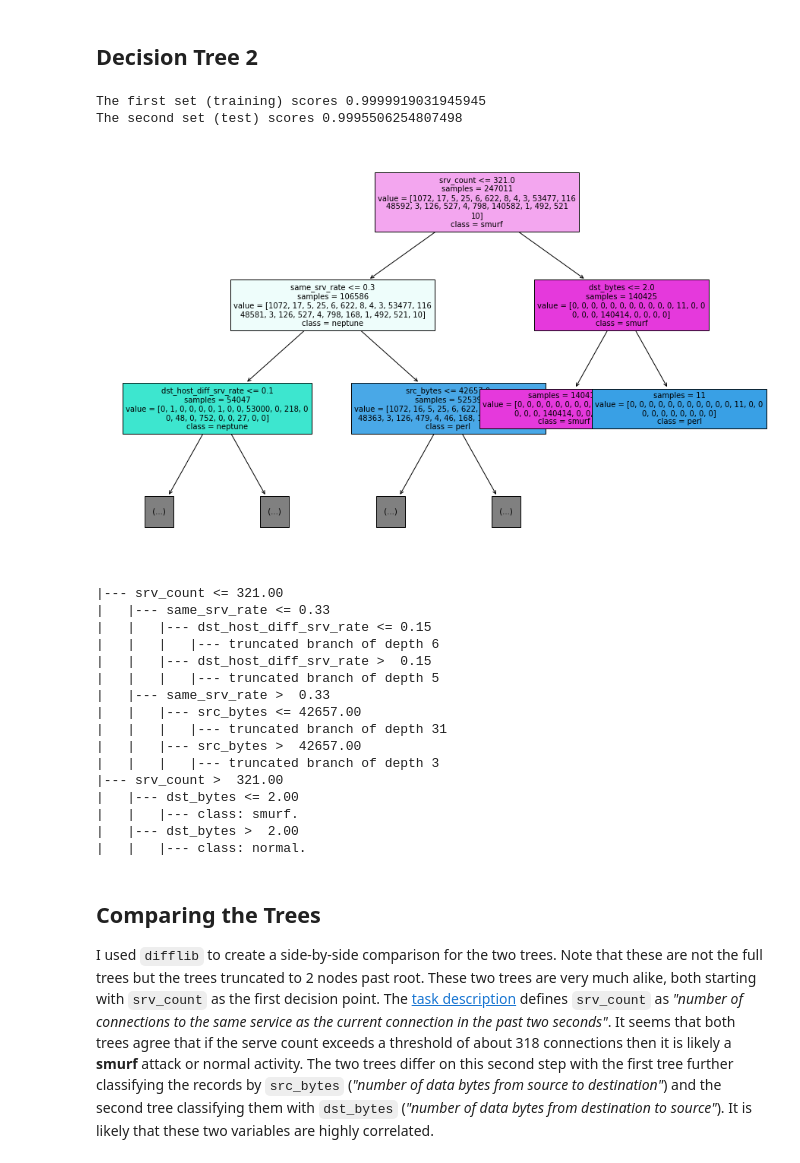
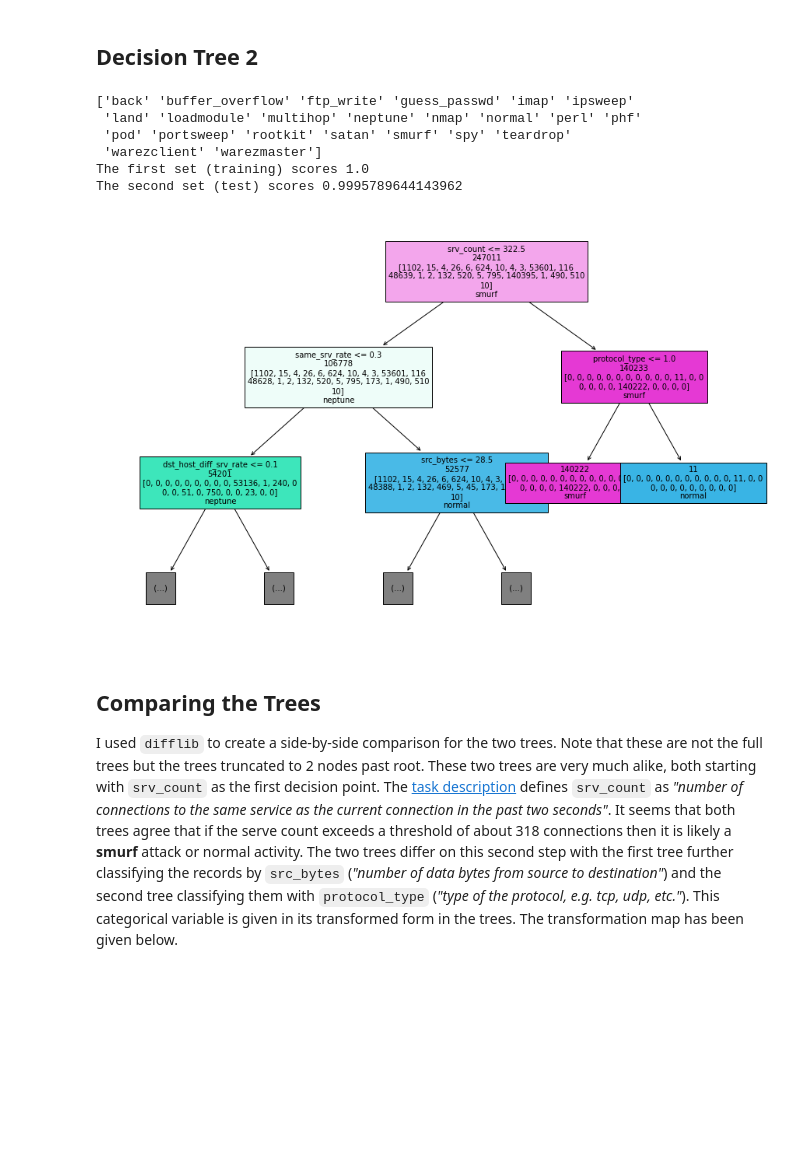
Before and after one commit to sblack4/binder-k99-analysis, a Jupyter notebook: index.ipynb, the cells around one changed output. Drawn from its saved outputs; the diff is of its cells as text; code cells hidden in the pictures; blank space fills up the shorter version.

```diff
--- a/index.ipynb
+++ b/index.ipynb
@@ -148,0 +107,10 @@ memory usage: 158.3+ MB
+# %%
+# get data, add classes
+kdd99_10p_df = pd.read_csv(filenames[0], names=labels, index_col=None)
+
+# remove trailing periods, add classes
+kdd99_10p_df['attack_type'] = kdd99_10p_df.apply(lambda x: x['attack_type'].replace('.', ''), axis=1)
+kdd99_10p_df['attack_class'] = kdd99_10p_df.apply(
+    lambda x: 'normal' if x['attack_type'] == 'normal' else attack_types[x['attack_type']],
+    axis=1)
+kdd99_10p_df.head()
@@ -152,12 +182,17 @@ The `DecisionTreeClassifier` needs values that can be coerced into an `ndarray`.
 # %%
 Y = kdd99_10p_df[['attack_type']]
-X = kdd99_10p_df.drop(['attack_type',], axis=1)
+Y_class = kdd99_10p_df[['attack_class']]
+X = kdd99_10p_df.drop(['attack_type',], axis=1)\
+                .drop(['attack_class',], axis=1)
+
+encoder_dict = {}
 
 for c in X.columns:
     if X[c].dtype == np.object:
         encoder = LabelEncoder()
-        encoder.fit(X[c])
+        encoder.fit(kdd99_10p_df[c])
         X[c] = encoder.transform(X[c])
+        encoder_dict[c] = encoder
 
-X.info()
+X.describe()
 # %% [output]
@@ -183,2 +211,2 @@ memory usage: 154.5 MB
 # %%
-x1, x2, y1, y2 = train_test_split(X, Y, test_size=0.5)
+x1, x2, y1, y2 = train_test_split(X, Y, test_size=0.5, stratify=Y, random_state=0)
@@ -194,15 +213,14 @@ y1.head()
 # %% [markdown]
 ## Decision trees
 # %%
-def make_tree(x, y, xx, yy, targets):
-  dtc = DecisionTreeClassifier()
+def make_tree(x, y, xx, yy, export_depth=2):
+  dtc = DecisionTreeClassifier(criterion='entropy', random_state=0)
   dtc.fit(x, y)
-
   print(f'The first set (training) scores {dtc.score(x, y)}')
   print(f'The second set (test) scores {dtc.score(xx, yy)}')
   plt.figure(figsize=(15,10))
-  plot_tree(dtc, class_names=targets, feature_names=x1.columns, filled=True,
-            fontsize=10, max_depth=2, precision=1, impurity=False)
+  plot_tree(dtc, class_names=dtc.classes_, feature_names=x.columns, filled=True,
+            fontsize=10, max_depth=2, precision=1, label=None, impurity=False)
   plt.show()
-  return export_text(dtc, feature_names=list(x.columns), max_depth=2)
+  return export_text(dtc, feature_names=list(x.columns), max_depth=export_depth)
 # %%
@@ -231,32 +236,19 @@ The second set (test) scores 0.9993563039702685
 # %% [markdown]
 ## Decision Tree 2
 # %%
-tree_txt2 = make_tree(x2, y2, x1, y1, targets)
-print(tree_txt2)
+tree_txt2 = make_tree(x2, y2, x1, y1)
 # %% [output]
-The first set (training) scores 0.9999919031945945
-The second set (test) scores 0.9995506254807498
+['back' 'buffer_overflow' 'ftp_write' 'guess_passwd' 'imap' 'ipsweep'
+ 'land' 'loadmodule' 'multihop' 'neptune' 'nmap' 'normal' 'perl' 'phf'
+ 'pod' 'portsweep' 'rootkit' 'satan' 'smurf' 'spy' 'teardrop'
+ 'warezclient' 'warezmaster']
+The first set (training) scores 1.0
+The second set (test) scores 0.9995789644143962
-[figure, old version]
+[figure, new version]
-|--- srv_count <= 321.00
-|   |--- same_srv_rate <= 0.33
-|   |   |--- dst_host_diff_srv_rate <= 0.15
-|   |   |   |--- truncated branch of depth 6
-|   |   |--- dst_host_diff_srv_rate >  0.15
-|   |   |   |--- truncated branch of depth 5
-|   |--- same_srv_rate >  0.33
-|   |   |--- src_bytes <= 42657.00
-|   |   |   |--- truncated branch of depth 31
-|   |   |--- src_bytes >  42657.00
-|   |   |   |--- truncated branch of depth 3
-|--- srv_count >  321.00
-|   |--- dst_bytes <= 2.00
-|   |   |--- class: smurf.
-|   |--- dst_bytes >  2.00
-|   |   |--- class: normal.
 # %% [markdown]
 ## Comparing the Trees
 
-I used `difflib` to create a side-by-side comparison for the two trees. Note that these are not the full trees but the trees truncated to 2 nodes past root. These two trees are very much alike, both starting with `srv_count` as the first decision point. The [task description](http://kdd.ics.uci.edu/databases/kddcup99/task.html) defines `srv_count` as _"number of connections to the same service as the current connection in the past two seconds"_.  It seems that both trees agree that if the serve count exceeds a threshold of about 318 connections then it is likely a __smurf__ attack or normal activity. The two trees differ on this second step with the first tree further classifying the records by `src_bytes` (_"number of data bytes from source to destination"_) and the second tree classifying them with `dst_bytes` (_"number of data bytes from destination to source"_). 	It is likely that these two variables are highly correlated.
+I used `difflib` to create a side-by-side comparison for the two trees. Note that these are not the full trees but the trees truncated to 2 nodes past root. These two trees are very much alike, both starting with `srv_count` as the first decision point. The [task description](http://kdd.ics.uci.edu/databases/kddcup99/task.html) defines `srv_count` as _"number of connections to the same service as the current connection in the past two seconds"_.  It seems that both trees agree that if the serve count exceeds a threshold of about 318 connections then it is likely a __smurf__ attack or normal activity. The two trees differ on this second step with the first tree further classifying the records by `src_bytes` (_"number of data bytes from source to destination"_) and the second tree classifying them with `protocol_type` (_"type of the protocol, e.g. tcp, udp, etc."_). This categorical variable is given in its transformed form in the trees. The transformation map has been given below.
 # %%
 import difflib
 from IPython.core.display import display, HTML
```
Also changed, not shown: parts of 26 cells of this notebook, 3 other files.
